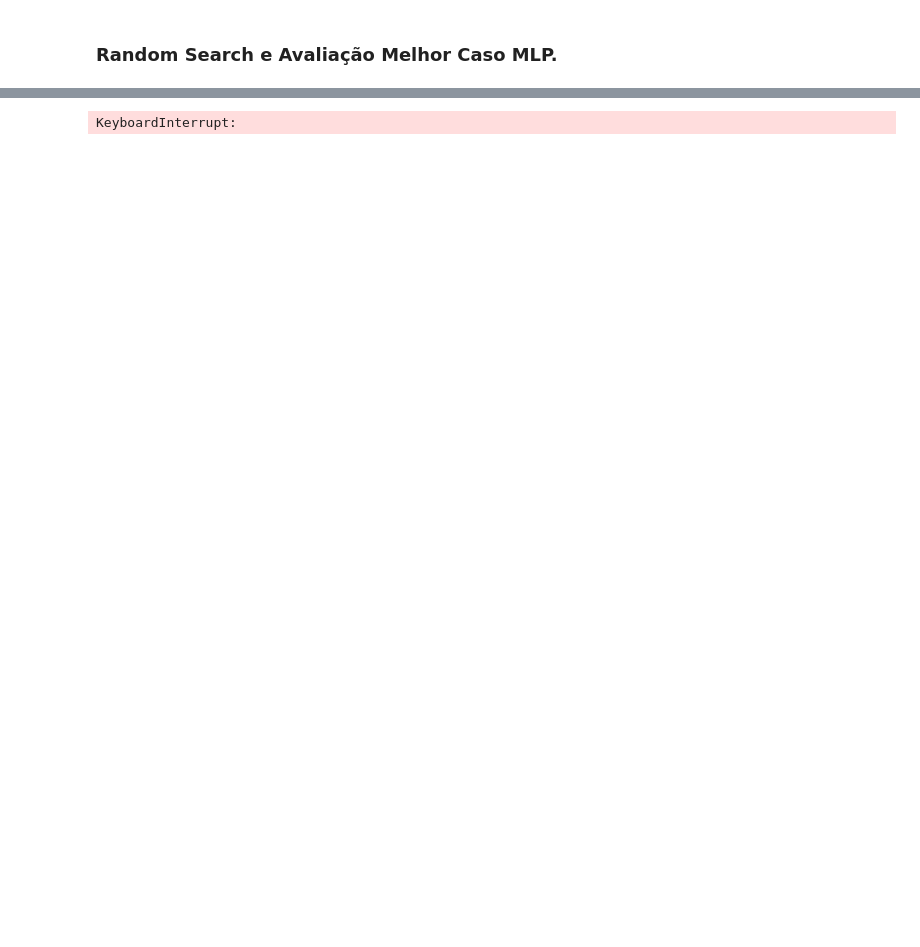
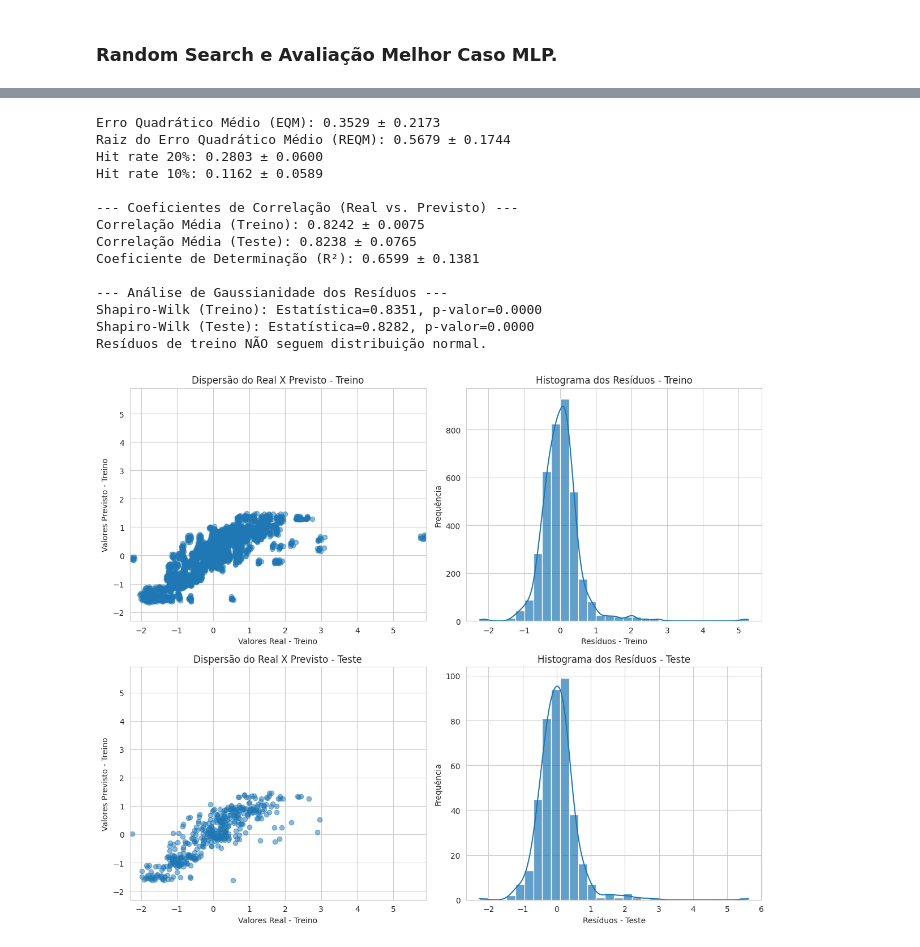
Before and after one commit to LucasJLBraz/Trabalhos_IC_Aplicada, a Jupyter notebook: notebooks/TC1/2.03-ljlb-regressao-MLP_H2.ipynb, the cells around one changed output, grey strips where cells are left out. Saved outputs shown, nothing was run; the diff lists cells and outputs as text; code cells hidden in the pictures; blank space fills up the shorter version.

```diff
--- a/notebooks/TC1/2.03-ljlb-regressao-MLP_H2.ipynb
+++ b/notebooks/TC1/2.03-ljlb-regressao-MLP_H2.ipynb
@@ -163,8 +185,9 @@ KeyboardInterrupt:
 
 # 2) Treino final com CV para coletar tudo
 ls   = best_cfg['layer_sizes']
-act  = best_cfg['activation']
-ep   = best_cfg['epochs']
+act  = 'tanh'
+# ep   = best_cfg['epochs']
+ep = 300
 lr   = best_cfg['lr']
 
 all_train_losses = []
@@ -172,9 +195,21 @@ y_tr_all, y_trp_all = [], []
 y_te_all, y_tep_all   = [], []
 cor_tr, cor_te = [], []
 
+eqms, reqms, r2s, h20, h10 = [], [], [], [], []
+
+
 for train_idx, test_idx in k_fold:
+    y_scaler = StandardScaler()
+
+    # 2) Treino e teste
     X_tr, X_te = X[train_idx], X[test_idx]
     y_tr, y_te = y[train_idx].reshape(-1,1), y[test_idx].reshape(-1,1)
+
+    # Normaliza y (fit no treino, transform no teste)
+
+    y_tr = y_scaler.fit_transform(y_tr)
+    y_te = y_scaler.transform(y_te)
+
     scaler = QuantileTransformer(n_quantiles=min(X_tr.shape[0],1000), output_distribution='uniform')
     X_tr_n = scaler.fit_transform(X_tr)
     X_te_n = scaler.transform(X_te)
@@ -183,33 +218,55 @@ for train_idx, test_idx in k_fold:
         X_tr_n, y_tr, layer_sizes=ls,
         epochs=ep, eta_i=lr, eta_f=lr,
         hidden_activation=act, output_activation='linear',
         verbose=False
     )
     all_train_losses.append(loss_hist)
 
     y_trp = reg_mlp.predict_mlp_regression(X_tr_n, W, act, 'linear').reshape(-1,1)
     y_tep = reg_mlp.predict_mlp_regression(X_te_n, W, act, 'linear').reshape(-1,1)
 
+
+    eqm, reqm, r2, hit_20, hit_10, _ = aux.calcular_metricas(y_te, y_tep, aux)
+    eqms.append(eqm)
+    reqms.append(reqm)
+    r2s.append(r2)
+    h20.append(hit_20)
+    h10.append(hit_10)
+
     cor_tr.append(np.corrcoef(y_tr.flatten(), y_trp.flatten())[0,1])
     cor_te.append(np.corrcoef(y_te.flatten(), y_tep.flatten())[0,1])
 
     y_tr_all .extend(y_tr.flatten())
     y_trp_all.extend(y_trp.flatten())
     y_te_all .extend(y_te.flatten())
     y_tep_all.extend(y_tep.flatten())
 
 # 3) Métricas finais
-eqms, reqms, r2s, h20, h10, _ = aux.calcular_metricas(
-    np.array(y_te_all), np.array(y_tep_all), aux)
+# eqms, reqms, r2s, h20, h10, _ = aux.calcular_metricas(
+#     np.array(y_te_all), np.array(y_tep_all), aux)
 aux.imprimir_metricas(eqms, reqms, r2s, h20, h10)
 aux.imprimir_correlacoes(cor_tr, cor_te, r2s)
 aux.analisar_residuos(
     np.array(y_tr_all), np.array(y_trp_all),
     np.array(y_te_all), np.array(y_tep_all),
     aux, titulo="MLP Final"
 )
 
 # 4) Plots de loss
 aux.plot_folds_loss(all_train_losses)
 # %% [output]
-KeyboardInterrupt:
+Erro Quadrático Médio (EQM): 0.3529 ± 0.2173
+Raiz do Erro Quadrático Médio (REQM): 0.5679 ± 0.1744
+Hit rate 20%: 0.2803 ± 0.0600
+Hit rate 10%: 0.1162 ± 0.0589
+
+--- Coeficientes de Correlação (Real vs. Previsto) ---
+Correlação Média (Treino): 0.8242 ± 0.0075
+Correlação Média (Teste): 0.8238 ± 0.0765
+Coeficiente de Determinação (R²): 0.6599 ± 0.1381
+
+--- Análise de Gaussianidade dos Resíduos ---
+Shapiro-Wilk (Treino): Estatística=0.8351, p-valor=0.0000
+Shapiro-Wilk (Teste): Estatística=0.8282, p-valor=0.0000
+Resíduos de treino NÃO seguem distribuição normal.
+[figure, added]
```
Also changed, not shown: parts of 3 cells of this notebook, 2 other files.
